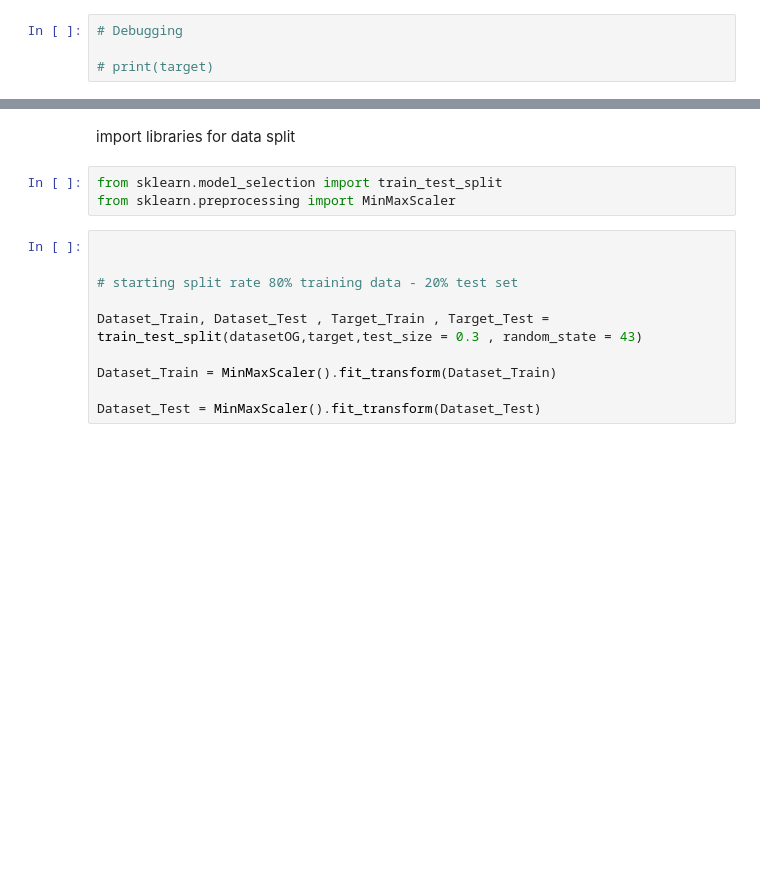
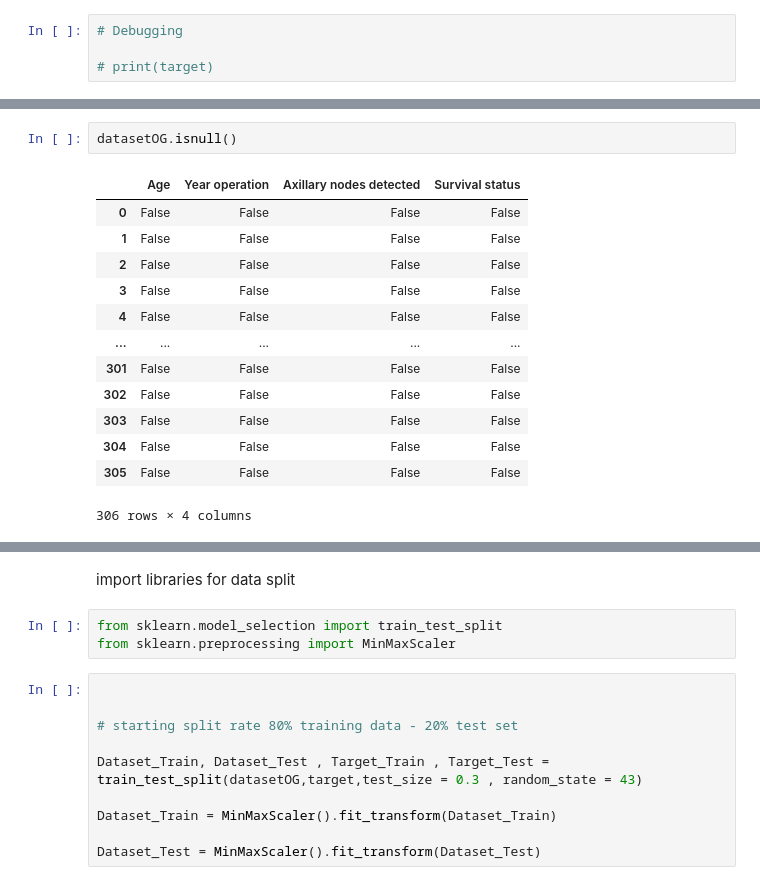
Before and after one commit to nikoshourdas/finalProject_Artificial_Neural_Networks, a Jupyter notebook: project tp4774.ipynb, the cells around one changed output, grey strips where cells are left out. Saved outputs shown, nothing was run; the diff lists cells and outputs as text; blank space fills up the shorter version.

```diff
--- a/project tp4774.ipynb
+++ b/project tp4774.ipynb
@@ -99,0 +111,16 @@ plt.show();
+# %%
+datasetOG.isnull()
+# %% [output]
+|  | Age | Year operation | Axillary nodes detected | Survival status |
+| 0 | False | False | False | False |
+| 1 | False | False | False | False |
+| 2 | False | False | False | False |
+| 3 | False | False | False | False |
+| 4 | False | False | False | False |
+| ... | ... | ... | ... | ... |
+| 301 | False | False | False | False |
+| 302 | False | False | False | False |
+| 303 | False | False | False | False |
+| 304 | False | False | False | False |
+| 305 | False | False | False | False |
+306 rows × 4 columns
```
Also changed, not shown: parts of 16 cells of this notebook, 2 other files.
